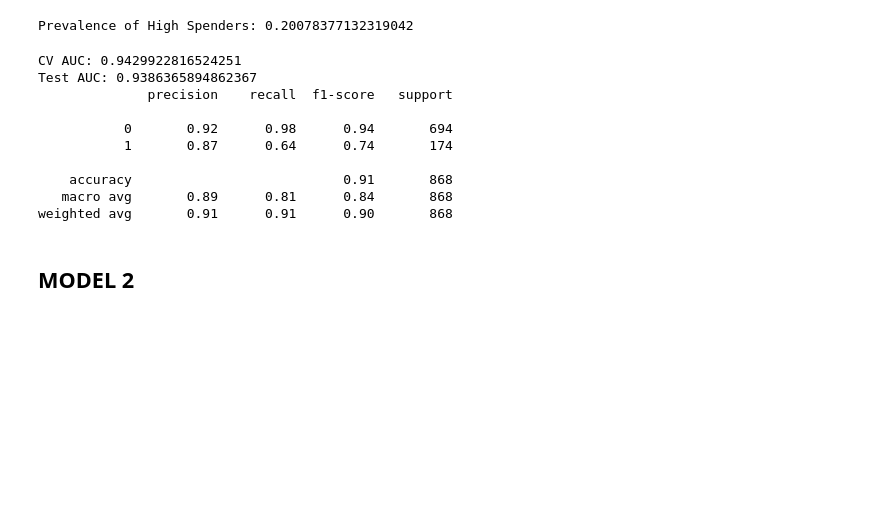
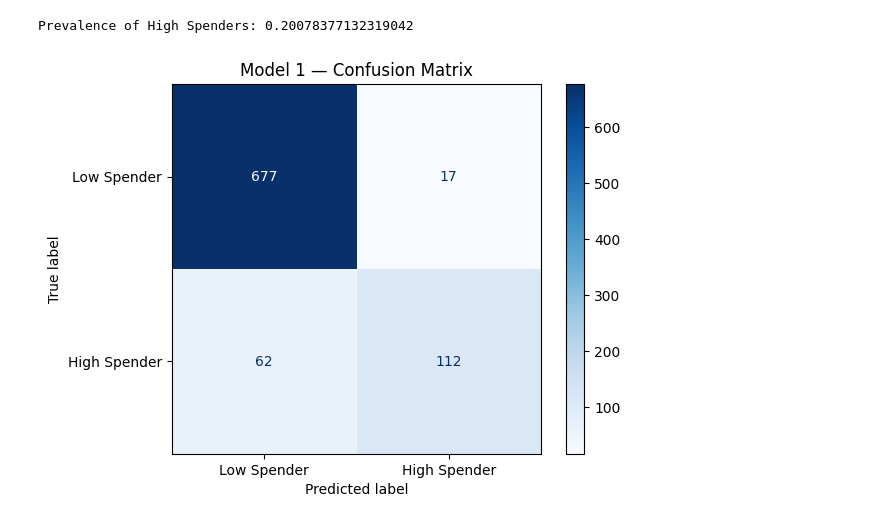
Before and after one commit to gsolomon321/DS3021_Final_Project, a Jupyter notebook: cleaning.ipynb, the cells around one changed output. Drawn from its saved outputs; the diff is of its cells as text; code cells hidden in the pictures; blank space fills up the shorter version.

```diff
--- a/cleaning.ipynb
+++ b/cleaning.ipynb
@@ -164,10 +165,10 @@ plt.show()
 # %% [output]
 [figure]
 # %%
-#our question: Can we predict whether a customer is a high spender based on their purchasing patterns?
-#target variable: high spender or not (can define as spending more than 75th percentile of total spend)
-average_spend = df_customers['TotalSpent'].mean()
-df_customers['HighSpender'] = (df_customers['TotalSpent'] > average_spend).astype(int)
+#question we're trying to answer: Can we predict whether a customer is a high spender based on their purchasing patterns?
+#target variable: high spender (or not)
+average_spent = df_customers['TotalSpent'].mean()
+df_customers['HighSpender'] = (df_customers['TotalSpent'] > average_spent).astype(int)
 print(df_customers['HighSpender'].value_counts())
 # %% [output]
 HighSpender
@@ -198,29 +199,3 @@ logis_pipeline = Pipeline([
 # %%
 # train test split
 X_train, X_test, y_train, y_test = train_test_split(X, y, test_size=0.2, stratify=y, random_state=42)
-# %%
-# cross validate on training data only — test hidden for later evaluation
-cv_scores = cross_val_score(logis_pipeline, X_train, y_train, cv=kf, scoring='roc_auc')
-print('CV AUC:', cv_scores.mean())
-
-# fit on full training set
-logis_pipeline.fit(X_train, y_train)
-
-# predict on test set
-y_pred_logis = logis_pipeline.predict(X_test)
-y_proba_logis = logis_pipeline.predict_proba(X_test)[:, 1] #all rows and probability of being in class 1 (high spender)
-
-# evaluate
-print('Test AUC:', roc_auc_score(y_test, y_proba_logis)) # roc shows tpr and fpr at all thresholds and auc is
-print(classification_report(y_test, y_pred_logis)) # shows precision, recall, f1 score for each class and overall accuracy
-# %% [output]
-CV AUC: 0.9429922816524251
-Test AUC: 0.9386365894862367
-              precision    recall  f1-score   support
-
-           0       0.92      0.98      0.94       694
-           1       0.87      0.64      0.74       174
-
-    accuracy                           0.91       868
-   macro avg       0.89      0.81      0.84       868
-weighted avg       0.91      0.91      0.90       868
@@ -232,2 +201,0 @@ plt.show()
-# %% [markdown]
-## MODEL 2
@@ -236,0 +202,23 @@ param_grid = {"dt_model__max_depth": [1, 2, 3, 4, 5, 6, 7, 8, 9, 10]}
+# %%
+from sklearn.metrics import confusion_matrix
+# Model 1 — baseline model with lbfgs
+logis_pipe_m1 = Pipeline(steps=[
+    ('scaler', StandardScaler()),
+    ('model', LogisticRegression(solver='lbfgs', max_iter=1000, random_state=42))
+])
+# %%
+# fit on training data only
+logis_pipe_m1.fit(X_train, y_train)
+
+# predict on test set — hard labels and probabilities
+y_pred_m1 = logis_pipe_m1.predict(X_test)
+y_proba_m1 = logis_pipe_m1.predict_proba(X_test)[:, 1]
+# %%
+# confusion matrix  model 1 — shows TP, TN, FP, FN
+# were using default solver which is lbfgs which shrinks mdoels but not entirely so still has some influence
+cm_m1 = confusion_matrix(y_test, y_pred_m1)
+ConfusionMatrixDisplay(confusion_matrix=cm_m1, display_labels=['Low Spender', 'High Spender']).plot(cmap='Blues')
+plt.title('Model 1 — Confusion Matrix')
+plt.show()
+# %% [output]
+[figure, added]
```
Also changed, not shown: parts of 18 cells of this notebook, 1 other file.
